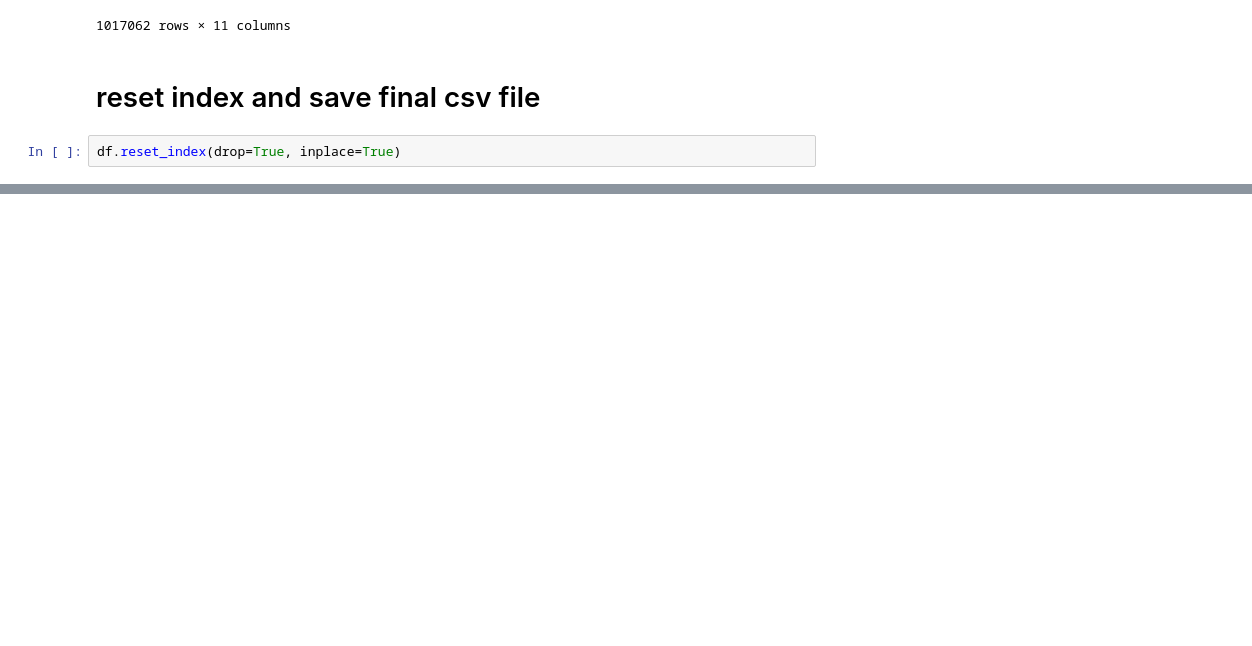
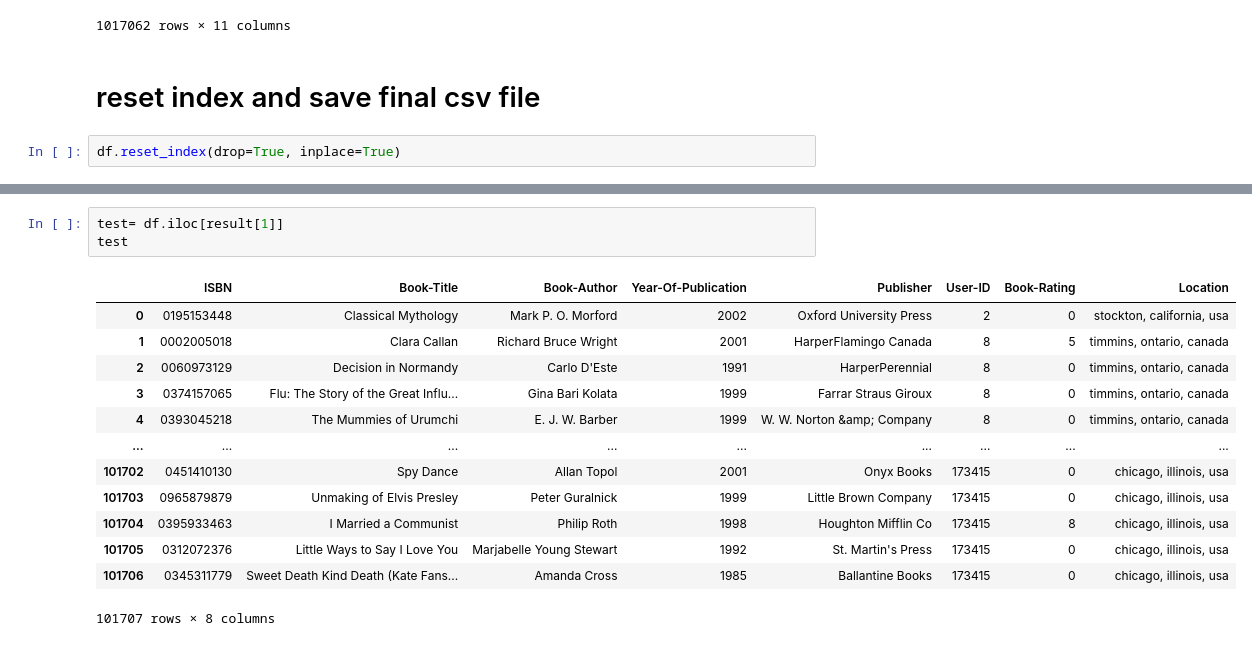
Before and after one commit to charles-reinertson/book_recommendations, a Jupyter notebook: EDA.ipynb, the cells around one changed output, grey strips where cells are left out. Saved outputs shown, nothing was run; the diff lists cells and outputs as text; blank space fills up the shorter version.

```diff
--- a/EDA.ipynb
+++ b/EDA.ipynb
@@ -272,0 +317,17 @@ df.reset_index(drop=True, inplace=True)
+# %%
+test= df.iloc[result[1]]
+test
+# %% [output]
+|  | ISBN | Book-Title | Book-Author | Year-Of-Publication | Publisher | User-ID | Book-Rating | Location |
+| 0 | 0195153448 | Classical Mythology | Mark P. O. Morford | 2002 | Oxford University Press | 2 | 0 | stockton, california, usa |
+| 1 | 0002005018 | Clara Callan | Richard Bruce Wright | 2001 | HarperFlamingo Canada | 8 | 5 | timmins, ontario, canada |
+| 2 | 0060973129 | Decision in Normandy | Carlo D'Este | 1991 | HarperPerennial | 8 | 0 | timmins, ontario, canada |
+| 3 | 0374157065 | Flu: The Story of the Great Influ... | Gina Bari Kolata | 1999 | Farrar Straus Giroux | 8 | 0 | timmins, ontario, canada |
+| 4 | 0393045218 | The Mummies of Urumchi | E. J. W. Barber | 1999 | W. W. Norton &amp; Company | 8 | 0 | timmins, ontario, canada |
+| ... | ... | ... | ... | ... | ... | ... | ... | ... |
+| 101702 | 0451410130 | Spy Dance | Allan Topol | 2001 | Onyx Books | 173415 | 0 | chicago, illinois, usa |
+| 101703 | 0965879879 | Unmaking of Elvis Presley | Peter Guralnick | 1999 | Little Brown Company | 173415 | 0 | chicago, illinois, usa |
+| 101704 | 0395933463 | I Married a Communist | Philip Roth | 1998 | Houghton Mifflin Co | 173415 | 8 | chicago, illinois, usa |
+| 101705 | 0312072376 | Little Ways to Say I Love You | Marjabelle Young Stewart | 1992 | St. Martin's Press | 173415 | 0 | chicago, illinois, usa |
+| 101706 | 0345311779 | Sweet Death Kind Death (Kate Fans... | Amanda Cross | 1985 | Ballantine Books | 173415 | 0 | chicago, illinois, usa |
+101707 rows × 8 columns
```
Also changed, not shown: parts of 7 cells of this notebook, 3 other files.
